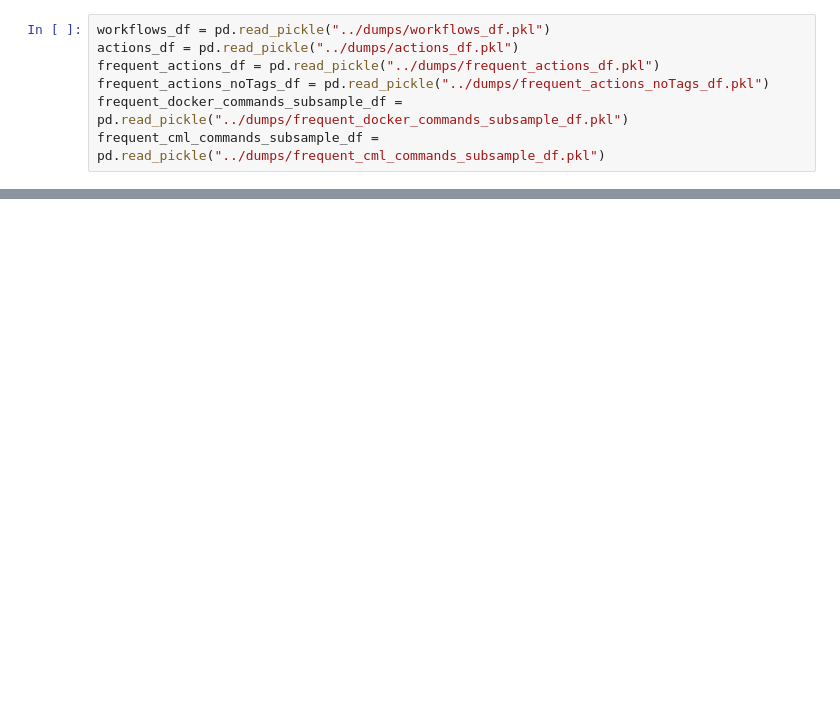
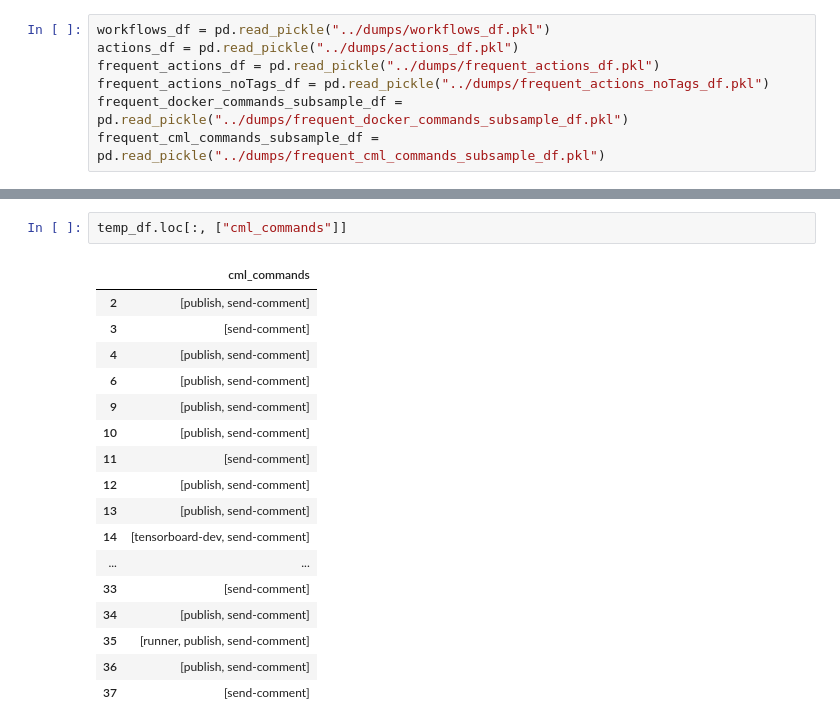
Before and after one commit to collab-uniba/mlops4aisystems, a Jupyter notebook: notebooks/Final analysis.ipynb, the cells around one changed output, grey strips where cells are left out. Drawn from its saved outputs; the diff is of its cells as text; blank space fills up the shorter version.

```diff
--- a/notebooks/Final analysis.ipynb
+++ b/notebooks/Final analysis.ipynb
@@ -78,3 +150,23 @@ Per il primo punto si usa docker?
+# %%
+temp_df.loc[:, ["cml_commands"]]
+# %% [output]
+|  | cml_commands |
+| 2 | [publish, send-comment] |
+| 3 | [send-comment] |
+| 4 | [publish, send-comment] |
+| 6 | [publish, send-comment] |
+| 9 | [publish, send-comment] |
+| 10 | [publish, send-comment] |
+| 11 | [send-comment] |
+| 12 | [publish, send-comment] |
+| 13 | [publish, send-comment] |
+| 14 | [tensorboard-dev, send-comment] |
+| ... | ... |
+| 33 | [send-comment] |
+| 34 | [publish, send-comment] |
+| 35 | [runner, publish, send-comment] |
+| 36 | [publish, send-comment] |
+| 37 | [send-comment] |
 # %%
 frequent_cml_commands_subsample_df
 # %% [output]
```
Also changed, not shown: parts of 103 cells of this notebook, 1 other file.
